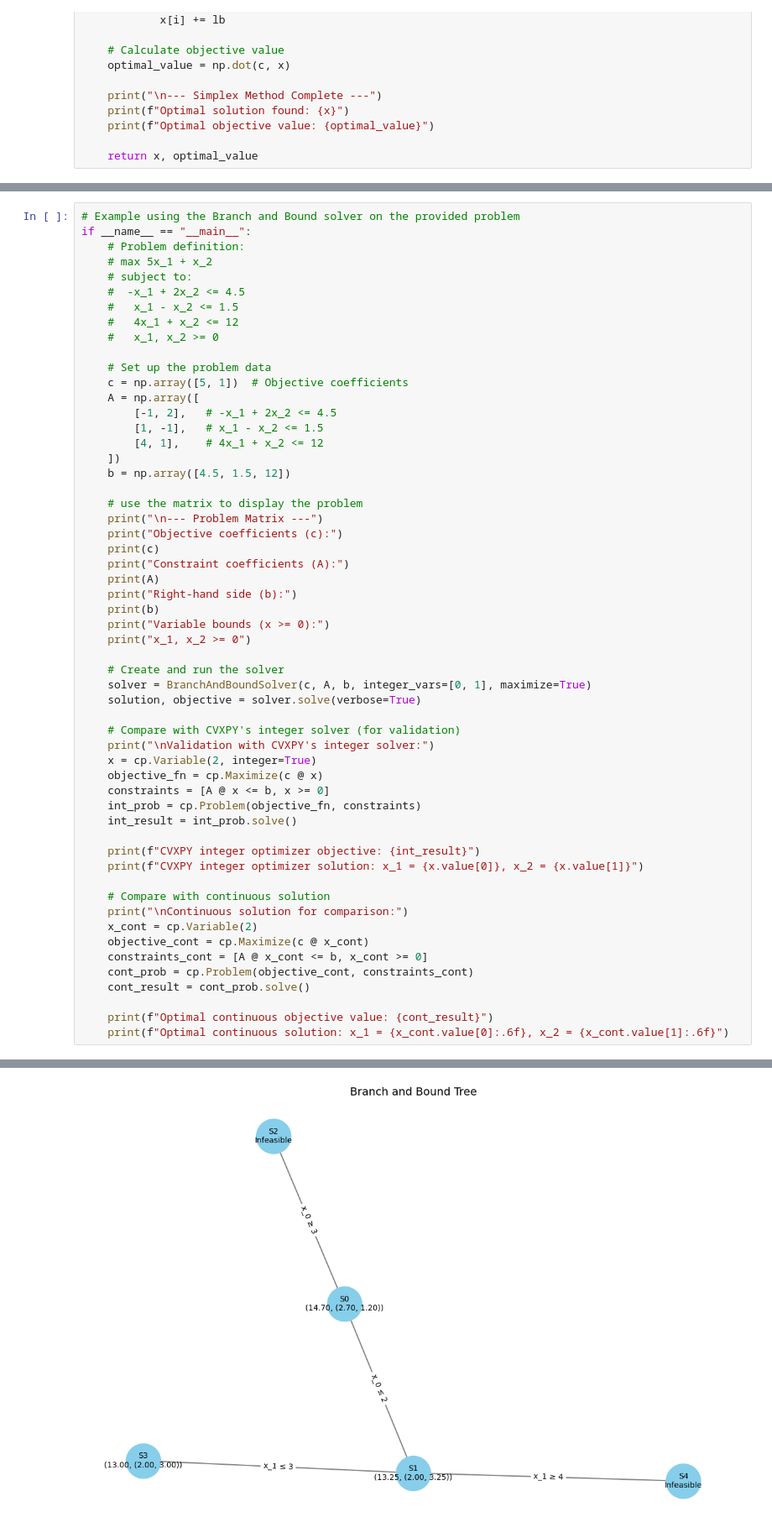
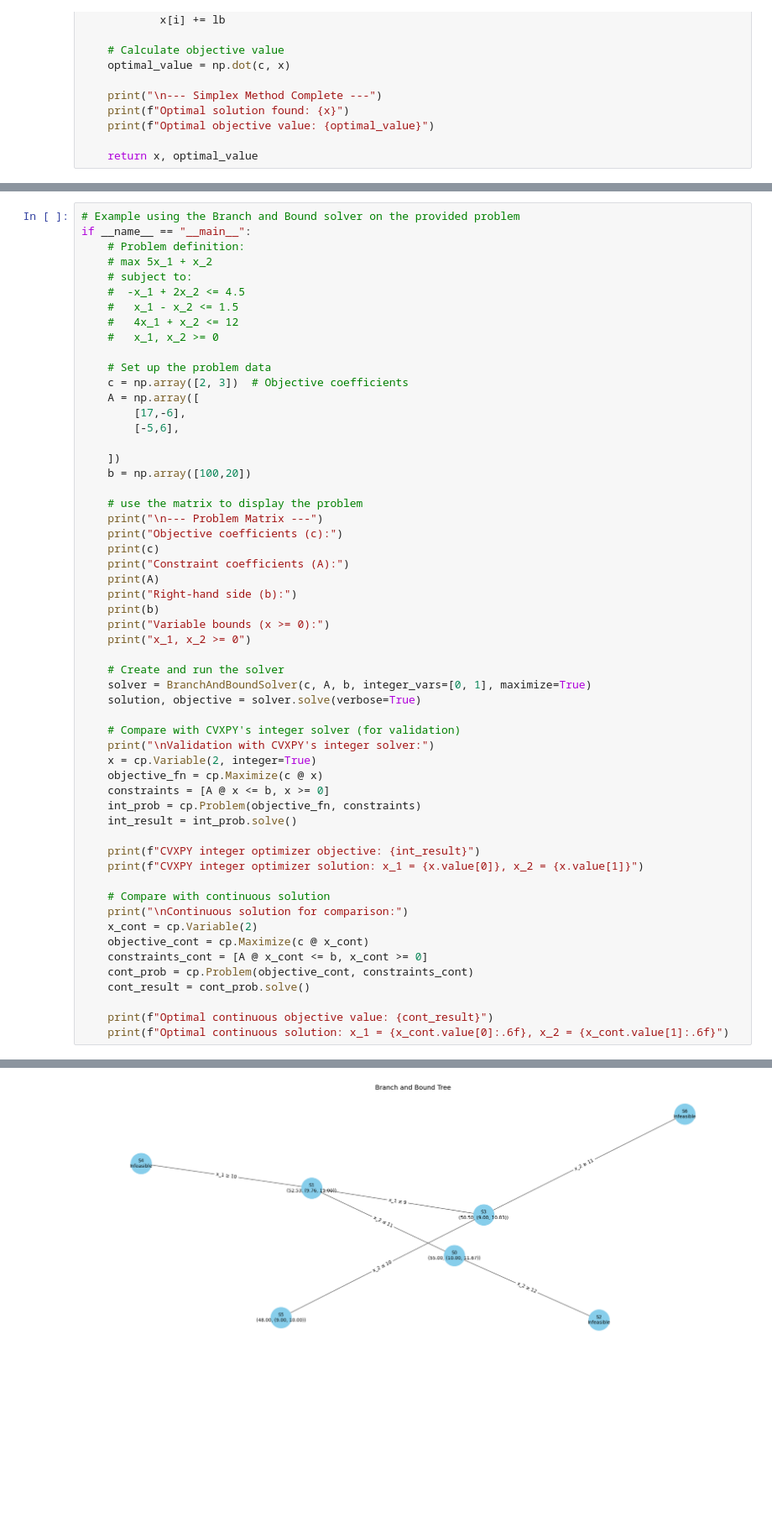
Before and after one commit to Spagestic/branch-and-bound, a Jupyter notebook: mip.ipynb, the cells around one changed output, grey strips where cells are left out. Shown at 84% size. Saved outputs shown, nothing was run; the diff lists cells and outputs as text; blank space fills up the shorter version.

```diff
--- a/mip.ipynb
+++ b/mip.ipynb
@@ -512,13 +552,13 @@ if __name__ == "__main__":
     #   x_1, x_2 >= 0
 
     # Set up the problem data
-    c = np.array([5, 1])  # Objective coefficients
+    c = np.array([2, 3])  # Objective coefficients
     A = np.array([
-        [-1, 2],   # -x_1 + 2x_2 <= 4.5
-        [1, -1],   # x_1 - x_2 <= 1.5
-        [4, 1],    # 4x_1 + x_2 <= 12
+        [17,-6],
+        [-5,6],
+
     ])
-    b = np.array([4.5, 1.5, 12])
+    b = np.array([100,20])
 
     # use the matrix to display the problem
     print("\n--- Problem Matrix ---")
@@ -577,2 +617,2 @@ Step 1: Solving root relaxation (continuous problem)
-[figure, old version]
+[figure, new version]
 Validation with CVXPY's integer solver:
```
Also changed, not shown: parts of 3 cells of this notebook.
